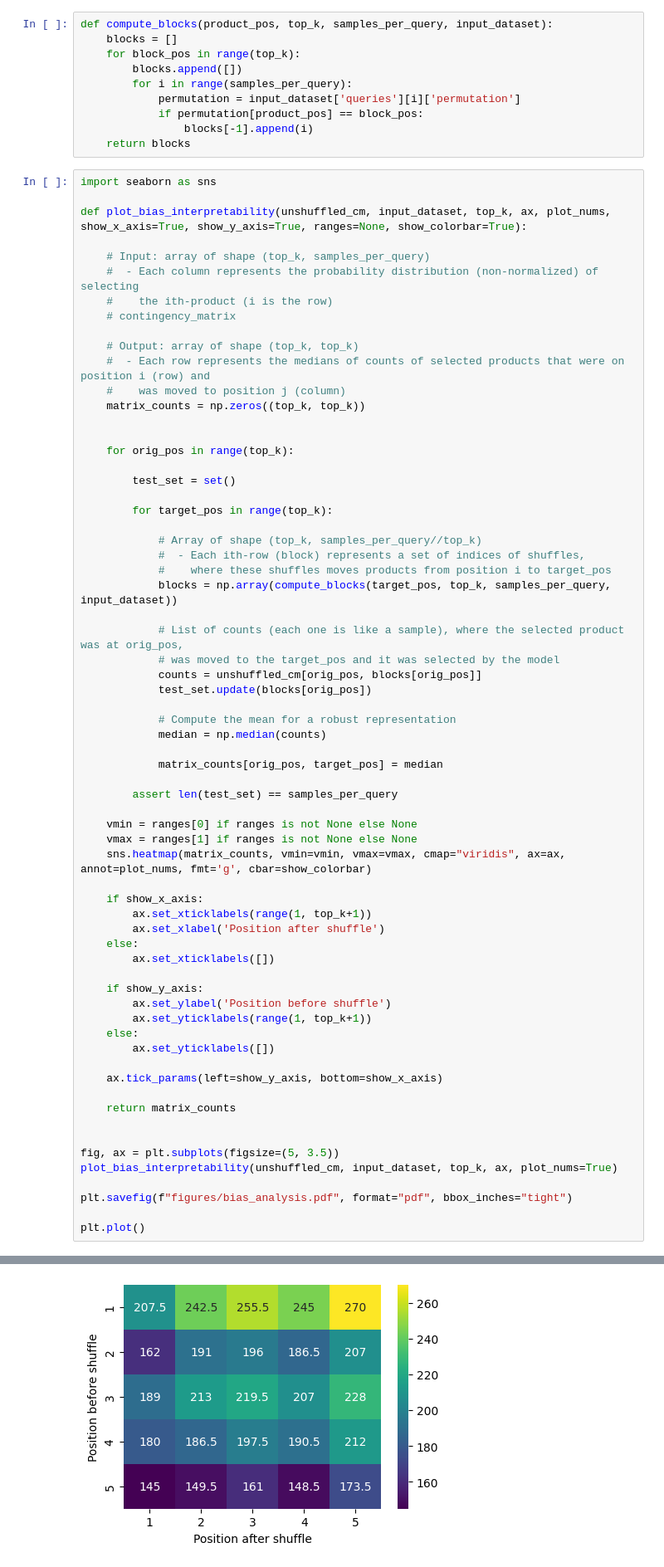
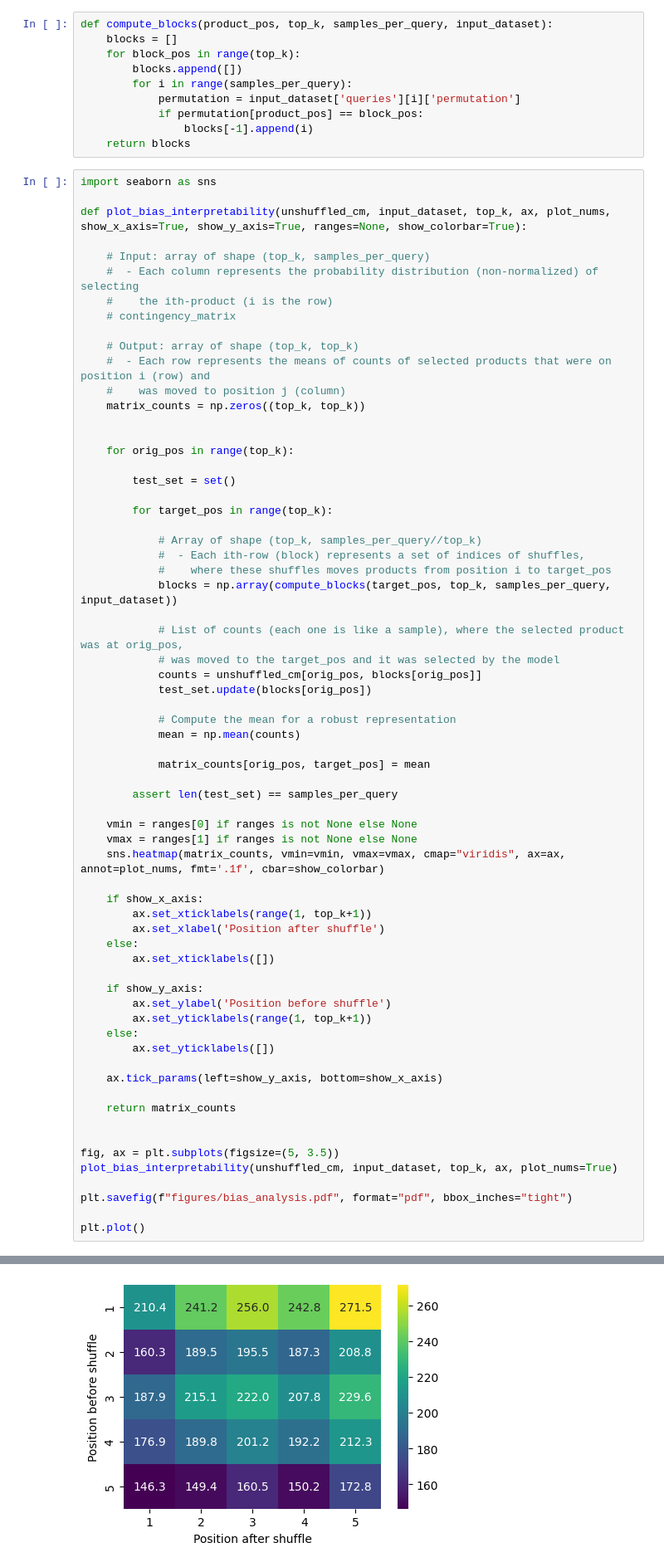
Before and after one commit to GoComputing/Positional-Bias, a Jupyter notebook: notebooks/bias_analysis.ipynb, the cells around one changed output, grey strips where cells are left out. Shown at 83% size. Drawn from its saved outputs; the diff is of its cells as text.

Commit message:
Use mean instead of median

```diff
--- a/notebooks/bias_analysis.ipynb
+++ b/notebooks/bias_analysis.ipynb
@@ -200,7 +200,7 @@ def plot_bias_interpretability(unshuffled_cm, input_dataset, top_k, ax, plot_num
     # contingency_matrix
 
     # Output: array of shape (top_k, top_k)
-    #  - Each row represents the medians of counts of selected products that were on position i (row) and
+    #  - Each row represents the means of counts of selected products that were on position i (row) and
     #    was moved to position j (column)
     matrix_counts = np.zeros((top_k, top_k))
 
@@ -222,42 +222,42 @@ def plot_bias_interpretability(unshuffled_cm, input_dataset, top_k, ax, plot_num
             test_set.update(blocks[orig_pos])
 
             # Compute the mean for a robust representation
-            median = np.median(counts)
+            mean = np.mean(counts)
 
-            matrix_counts[orig_pos, target_pos] = median
+            matrix_counts[orig_pos, target_pos] = mean
 
         assert len(test_set) == samples_per_query
 
     vmin = ranges[0] if ranges is not None else None
     vmax = ranges[1] if ranges is not None else None
-    sns.heatmap(matrix_counts, vmin=vmin, vmax=vmax, cmap="viridis", ax=ax, annot=plot_nums, fmt='g', cbar=show_colorbar)
+    sns.heatmap(matrix_counts, vmin=vmin, vmax=vmax, cmap="viridis", ax=ax, annot=plot_nums, fmt='.1f', cbar=show_colorbar)
 
     if show_x_axis:
         ax.set_xticklabels(range(1, top_k+1))
         ax.set_xlabel('Position after shuffle')
     else:
         ax.set_xticklabels([])
 
     if show_y_axis:
         ax.set_ylabel('Position before shuffle')
         ax.set_yticklabels(range(1, top_k+1))
     else:
         ax.set_yticklabels([])
 
     ax.tick_params(left=show_y_axis, bottom=show_x_axis)
 
     return matrix_counts
 
 
 fig, ax = plt.subplots(figsize=(5, 3.5))
 plot_bias_interpretability(unshuffled_cm, input_dataset, top_k, ax, plot_nums=True)
 
 plt.savefig(f"figures/bias_analysis.pdf", format="pdf", bbox_inches="tight")
 
 plt.plot()
 # %% [output]
 []
-[figure, old version]
+[figure, new version]
 # %%
 from tqdm.auto import tqdm
 
```
Also changed, not shown: parts of 2 cells of this notebook.
